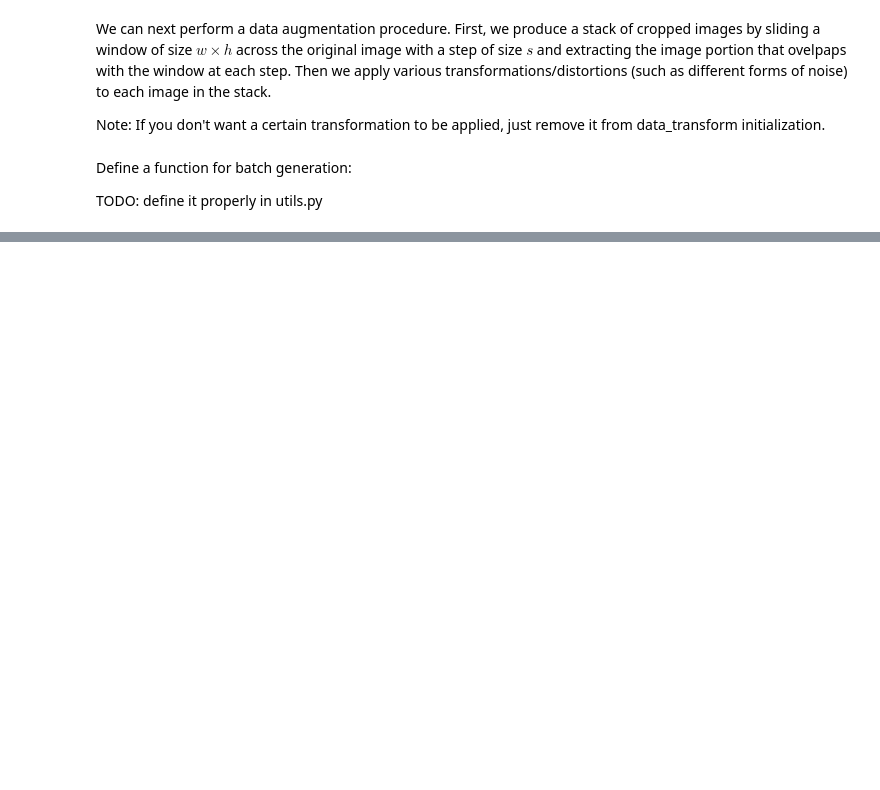
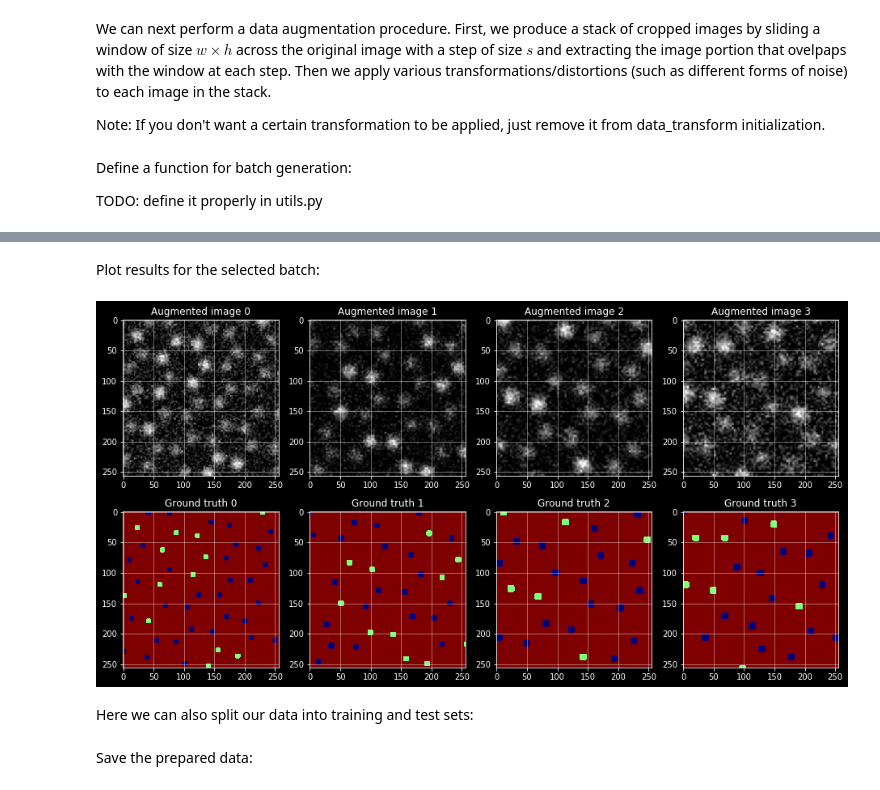
Before and after one commit to ziatdinovmax/AtomicImageSimulator, a Jupyter notebook: GenerateTrainingSet.ipynb, the cells around one changed output, grey strips where cells are left out. Drawn from its saved outputs; the diff is of its cells as text; code cells hidden in the pictures; blank space fills up the shorter version.

```diff
--- a/GenerateTrainingSet.ipynb
+++ b/GenerateTrainingSet.ipynb
@@ -177,0 +165,23 @@ with h5py.File('BFO-test.hdf5', 'a') as hf:
+# %% [markdown]
+Plot results for the selected batch:
+# %%
+batch_num = 0 # batch number (number of element in the list)
+n = 4 # num of pairs to display
+
+x = X_train[batch_num]
+y = y_train[batch_num]
+n = n + 1
+fig = plt.figure( figsize=(20, 8))
+for i in range(1, n):
+    ax = fig.add_subplot(2, n, i)
+    ax.imshow(x[i-1,0,:,:], cmap = 'gray')
+    ax.set_title('Augmented image ' + str(i-1) )
+    ax.grid(alpha = 0.5)
+    ax = fig.add_subplot(2, n, i+n)
+    ax.imshow(y[i-1,:,:], cmap = 'jet')
+    ax.set_title('Ground truth ' + str(i-1))
+    ax.grid(alpha = 0.5)
+# %% [output]
+[figure, added]
+# %% [markdown]
+Here we can also split our data into training and test sets:
@@ -177,0 +192,2 @@ with h5py.File('BFO-test.hdf5', 'a') as hf:
+# %% [markdown]
+Save the prepared data:
```
Also changed, not shown: parts of 25 cells of this notebook.
